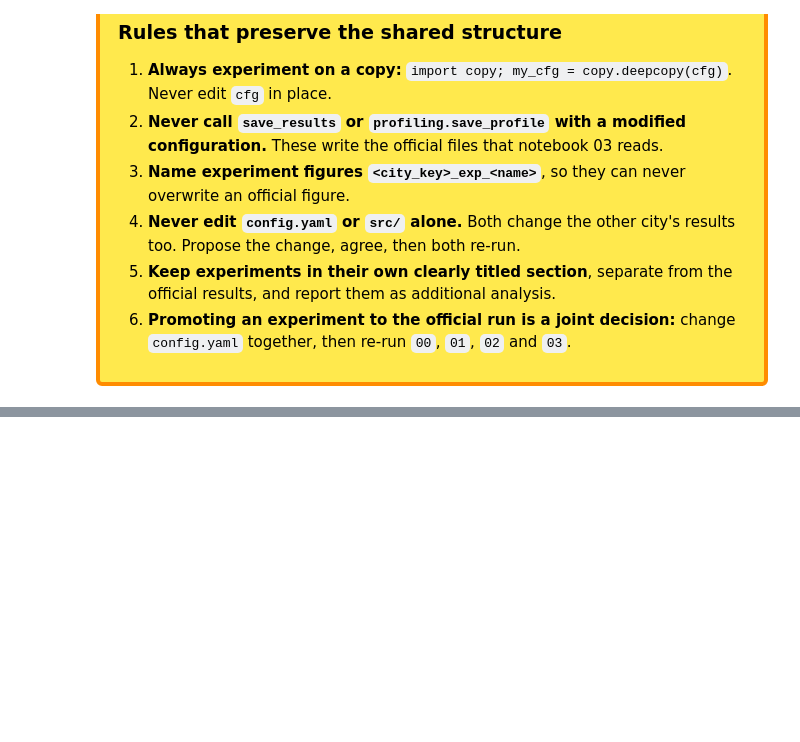
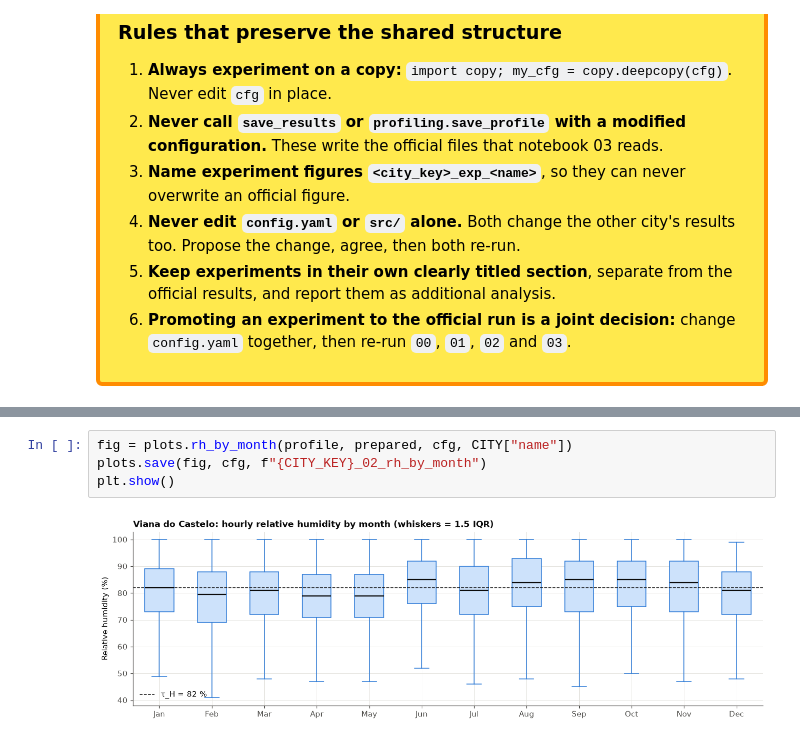
Before and after one commit to VikaMokhovikova/data_stream_mining_asnm1, a Jupyter notebook: notebooks/02_cityB_viana_do_castelo.ipynb, the cells around one changed output, grey strips where cells are left out. Saved outputs shown, nothing was run; the diff lists cells and outputs as text; blank space fills up the shorter version.

```diff
--- a/notebooks/02_cityB_viana_do_castelo.ipynb
+++ b/notebooks/02_cityB_viana_do_castelo.ipynb
@@ -170,0 +212,6 @@ Never call `save_results` with a modified configuration. If a change is clearly
+# %%
+fig = plots.rh_by_month(profile, prepared, cfg, CITY["name"])
+plots.save(fig, cfg, f"{CITY_KEY}_02_rh_by_month")
+plt.show()
+# %% [output]
+[figure, added]
```
Also changed, not shown: parts of 71 cells of this notebook, 19 other files.
